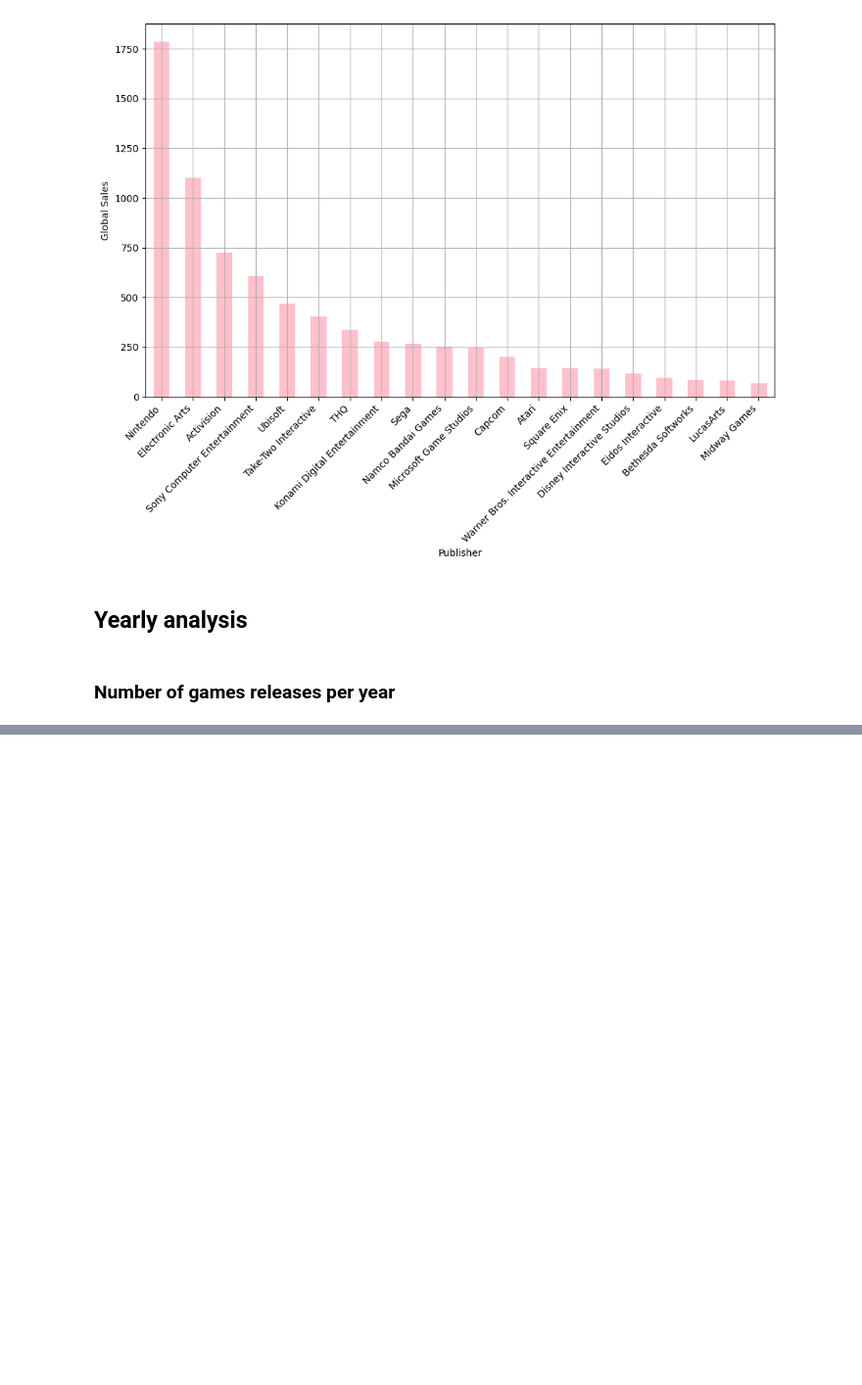
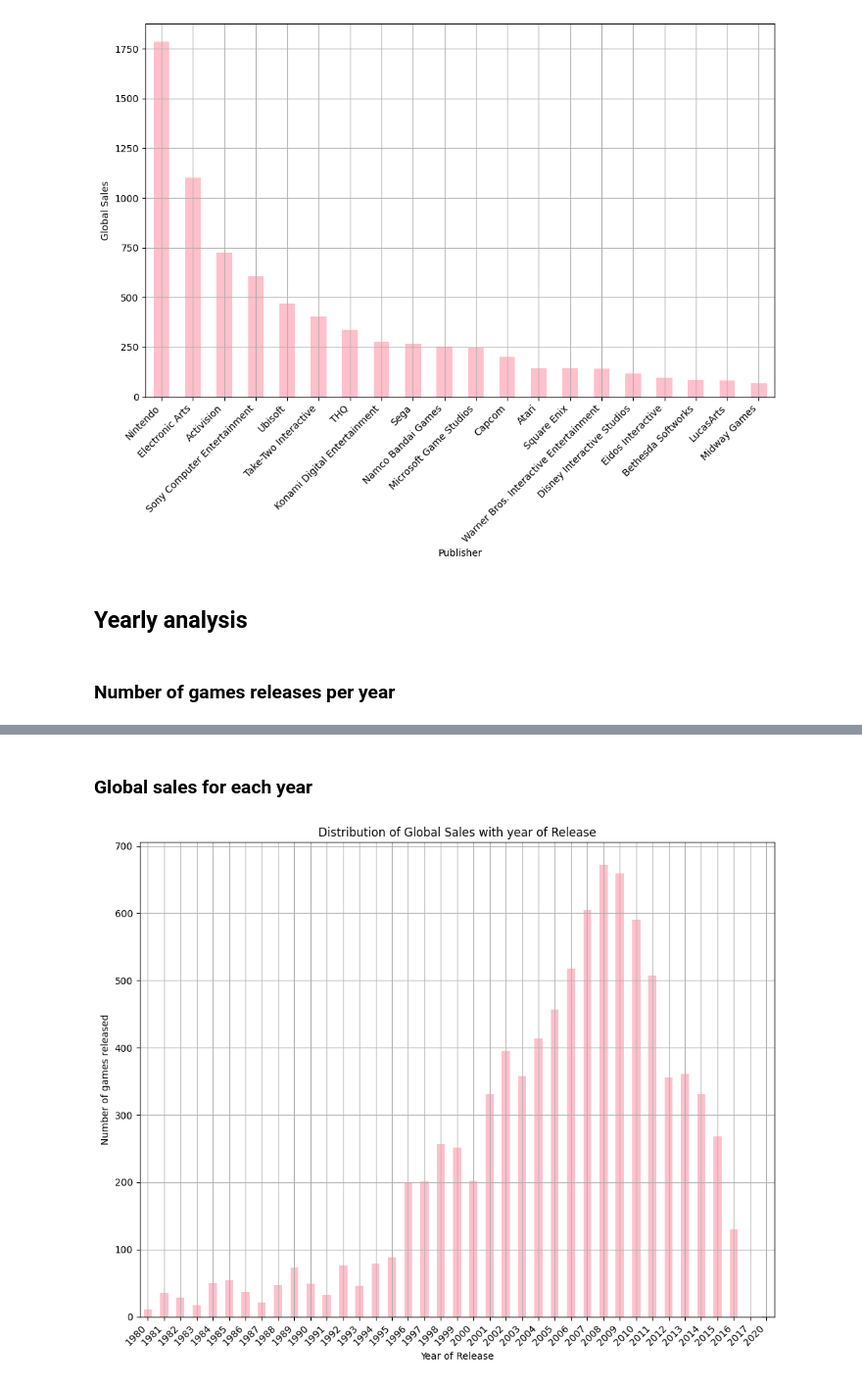
Before and after one commit to Jitesh117/video_game_analysis, a Jupyter notebook: analysis.ipynb, the cells around one changed output, grey strips where cells are left out. Shown at 98% size. Saved outputs shown, nothing was run; the diff lists cells and outputs as text; code cells hidden in the pictures; blank space fills up the shorter version.

```diff
--- a/analysis.ipynb
+++ b/analysis.ipynb
@@ -221,0 +235,13 @@ plt.show()
+# %% [markdown]
+### Global sales for each year
+# %%
+df.groupby('Year_of_Release')['Global_Sales'].sum().plot(kind='bar',color='pink',figsize=(10,8))
+plt.xlabel('Year of Release')
+plt.ylabel('Number of games released')
+plt.xticks(rotation=45,ha = 'right')
+plt.title('Distribution of Global Sales with year of Release')
+plt.grid(True)
+plt.tight_layout()
+plt.show()
+# %% [output]
+[figure, added]
```
Also changed, not shown: parts of 1 cell of this notebook, 1 other file.
